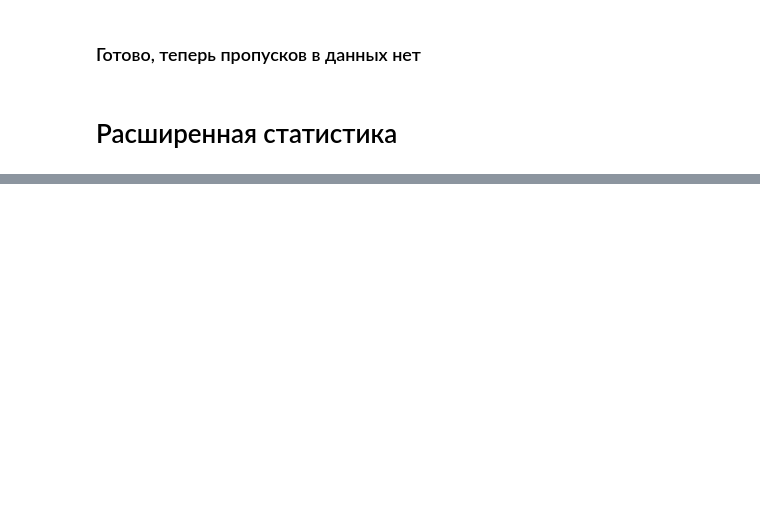
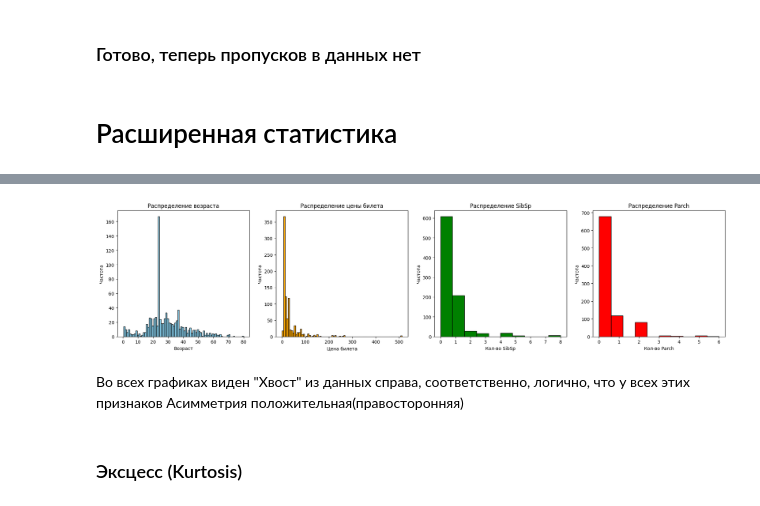
Before and after one commit to curseofuselessness/ml-course-homeworks, a Jupyter notebook: hw02_EDA/hw02_EDA.ipynb, the cells around one changed output, grey strips where cells are left out. Drawn from its saved outputs; the diff is of its cells as text; code cells hidden in the pictures; blank space fills up the shorter version.

```diff
--- a/hw02_EDA/hw02_EDA.ipynb
+++ b/hw02_EDA/hw02_EDA.ipynb
@@ -162,0 +368,38 @@ df.isnull().sum() # Проверим сейчас количество проп
+# %%
+plt.figure(figsize=(24, 5))
+
+# Первый график (Age)
+plt.subplot(1, 4, 1)
+plt.hist(df['Age'], bins=80, edgecolor='black', color='skyblue')
+plt.xlabel('Возраст')
+plt.ylabel('Частота')
+plt.title('Распределение возраста')
+
+# Второй график (Fare)
+plt.subplot(1, 4, 2)
+plt.hist(df['Fare'], bins=80, edgecolor='black', color='orange')
+plt.xlabel('Цена билета')
+plt.ylabel('Частота')
+plt.title('Распределение цены билета')
+
+# Третий график (SibSp)
+plt.subplot(1, 4, 3)
+plt.hist(df['SibSp'], bins=10, edgecolor='black', color='green')
+plt.xlabel('Кол-во SibSp')
+plt.ylabel('Частота')
+plt.title('Распределение SibSp')
+
+# Четвертый график (Parch)
+plt.subplot(1, 4, 4)
+plt.hist(df['Parch'].dropna(), bins=10, edgecolor='black', color='red')
+plt.xlabel('Кол-во Parch')
+plt.ylabel('Частота')
+plt.title('Распределение Parch')
+
+plt.show()
+# %% [output]
+[figure, added]
+# %% [markdown]
+Во всех графиках виден "Хвост" из данных справа, соответственно, логично, что у всех этих признаков Асимметрия положительная(правосторонняя)
+# %% [markdown]
+### Эксцесс (Kurtosis)
```
Also changed, not shown: parts of 56 cells of this notebook, 1 other file.
